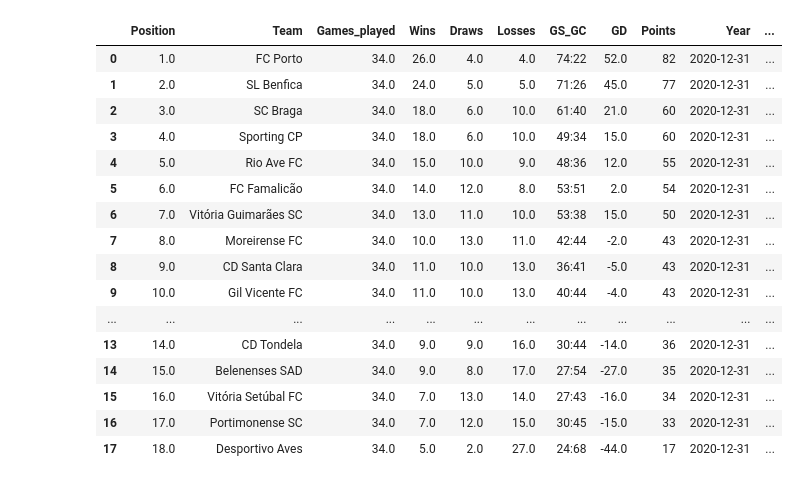
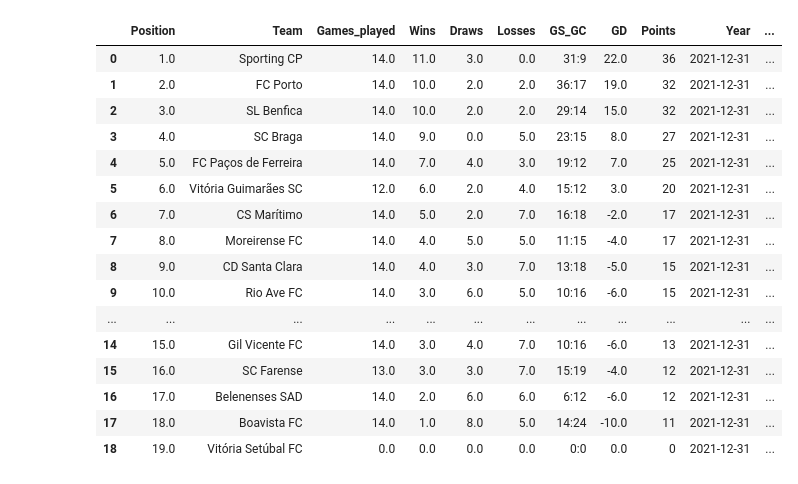
Before and after one commit to timi000/Soccer-Story, a Jupyter notebook: League Table Scraping.ipynb, the cells around one changed output. Cells and saved outputs as stored; diff of their text form; code cells hidden in the pictures.

```diff
--- a/League Table Scraping.ipynb
+++ b/League Table Scraping.ipynb
@@ -4,29 +4,0 @@ import requests
-# %%
-LaLiga_list=[]
-
-x=1928
-
-for r in range(8):
-    Lalurl=f"https://www.transfermarkt.com/laliga/tabelle/wettbewerb/ES1?saison_id={x}"
-    page=requests.get(Lalurl,headers={'User-Agent': 'Custom'})
-    t=pd.read_html(page.content)
-    t[3]["Year"]=f"{x+1}-12-30"
-    LaLiga_list.append(t[3])
-
-    x=x+1
-
-
-#Post Civil War
-
-
-
-x=1939
-
-for r in range(82):
-    Lalurl=f"https://www.transfermarkt.com/laliga/tabelle/wettbewerb/ES1?saison_id={x}"
-    page=requests.get(Lalurl,headers={'User-Agent': 'Custom'})
-    t=pd.read_html(page.content)
-    t[3]["Year"]=f"{x+1}-12-31"
-    LaLiga_list.append(t[3])
-
-    x=x+1
@@ -321,50 +376,50 @@ Pordf=Pordf.replace(
 "Campomaiorense":"SC Campomaiorense",
 "Vitória Guimarães":"Vitória Guimarães SC",
 "União da Madeira":"CF União Madeira",
 "Paços de Ferreira":"FC Paços de Ferreira",
 "Vitória Setúbal":"Vitória Setúbal FC",
 "Gil Vicente":"Gil Vicente FC",
 "União Leiria":"União de Leiria",
 "Os Belenenses":"Belenenses SAD",
 "Estrela Amadora":"CF Estrela Amadora SAD",
 "CD Aves":"Desportivo Aves",
 "Académica de Coimbra":"Académica Coimbra",
 "GD Estoril":"GD Estoril Praia",
 "Naval 1° de Maio":"Naval 1º de Maio"})
 
 Pordf.tail()
 porteam_df=pd.DataFrame(Pordf['Team'].value_counts())
 porteam_df=porteam_df.reset_index()
 porteam_df=porteam_df.reset_index()
 porteam_df['Team_id']=(porteam_df['level_0']+1)+700
 porteam_df.columns=['old_in','Teams','Count','Team_id']
 porteam_df=porteam_df[['Team_id','Teams']]
 porteam_df['League_id']=700
 
 
 
 
 
 
-Pordf.loc[Pordf["Year"]=="2020-12-31"]
+Pordf.loc[Pordf["Year"]=="2021-12-31"]
 # %% [output]
 |  | Position | Team | Games_played | Wins | Draws | Losses | GS_GC | GD | Points | Year | ... |
-| 0 | 1.0 | FC Porto | 34.0 | 26.0 | 4.0 | 4.0 | 74:22 | 52.0 | 82 | 2020-12-31 | ... |
-| 1 | 2.0 | SL Benfica | 34.0 | 24.0 | 5.0 | 5.0 | 71:26 | 45.0 | 77 | 2020-12-31 | ... |
-| 2 | 3.0 | SC Braga | 34.0 | 18.0 | 6.0 | 10.0 | 61:40 | 21.0 | 60 | 2020-12-31 | ... |
-| 3 | 4.0 | Sporting CP | 34.0 | 18.0 | 6.0 | 10.0 | 49:34 | 15.0 | 60 | 2020-12-31 | ... |
-| 4 | 5.0 | Rio Ave FC | 34.0 | 15.0 | 10.0 | 9.0 | 48:36 | 12.0 | 55 | 2020-12-31 | ... |
-| 5 | 6.0 | FC Famalicão | 34.0 | 14.0 | 12.0 | 8.0 | 53:51 | 2.0 | 54 | 2020-12-31 | ... |
-| 6 | 7.0 | Vitória Guimarães SC | 34.0 | 13.0 | 11.0 | 10.0 | 53:38 | 15.0 | 50 | 2020-12-31 | ... |
-| 7 | 8.0 | Moreirense FC | 34.0 | 10.0 | 13.0 | 11.0 | 42:44 | -2.0 | 43 | 2020-12-31 | ... |
-| 8 | 9.0 | CD Santa Clara | 34.0 | 11.0 | 10.0 | 13.0 | 36:41 | -5.0 | 43 | 2020-12-31 | ... |
-| 9 | 10.0 | Gil Vicente FC | 34.0 | 11.0 | 10.0 | 13.0 | 40:44 | -4.0 | 43 | 2020-12-31 | ... |
+| 0 | 1.0 | Sporting CP | 14.0 | 11.0 | 3.0 | 0.0 | 31:9 | 22.0 | 36 | 2021-12-31 | ... |
+| 1 | 2.0 | FC Porto | 14.0 | 10.0 | 2.0 | 2.0 | 36:17 | 19.0 | 32 | 2021-12-31 | ... |
+| 2 | 3.0 | SL Benfica | 14.0 | 10.0 | 2.0 | 2.0 | 29:14 | 15.0 | 32 | 2021-12-31 | ... |
+| 3 | 4.0 | SC Braga | 14.0 | 9.0 | 0.0 | 5.0 | 23:15 | 8.0 | 27 | 2021-12-31 | ... |
+| 4 | 5.0 | FC Paços de Ferreira | 14.0 | 7.0 | 4.0 | 3.0 | 19:12 | 7.0 | 25 | 2021-12-31 | ... |
+| 5 | 6.0 | Vitória Guimarães SC | 12.0 | 6.0 | 2.0 | 4.0 | 15:12 | 3.0 | 20 | 2021-12-31 | ... |
+| 6 | 7.0 | CS Marítimo | 14.0 | 5.0 | 2.0 | 7.0 | 16:18 | -2.0 | 17 | 2021-12-31 | ... |
+| 7 | 8.0 | Moreirense FC | 14.0 | 4.0 | 5.0 | 5.0 | 11:15 | -4.0 | 17 | 2021-12-31 | ... |
+| 8 | 9.0 | CD Santa Clara | 14.0 | 4.0 | 3.0 | 7.0 | 13:18 | -5.0 | 15 | 2021-12-31 | ... |
+| 9 | 10.0 | Rio Ave FC | 14.0 | 3.0 | 6.0 | 5.0 | 10:16 | -6.0 | 15 | 2021-12-31 | ... |
 | ... | ... | ... | ... | ... | ... | ... | ... | ... | ... | ... | ... |
-| 13 | 14.0 | CD Tondela | 34.0 | 9.0 | 9.0 | 16.0 | 30:44 | -14.0 | 36 | 2020-12-31 | ... |
-| 14 | 15.0 | Belenenses SAD | 34.0 | 9.0 | 8.0 | 17.0 | 27:54 | -27.0 | 35 | 2020-12-31 | ... |
-| 15 | 16.0 | Vitória Setúbal FC | 34.0 | 7.0 | 13.0 | 14.0 | 27:43 | -16.0 | 34 | 2020-12-31 | ... |
-| 16 | 17.0 | Portimonense SC | 34.0 | 7.0 | 12.0 | 15.0 | 30:45 | -15.0 | 33 | 2020-12-31 | ... |
-| 17 | 18.0 | Desportivo Aves | 34.0 | 5.0 | 2.0 | 27.0 | 24:68 | -44.0 | 17 | 2020-12-31 | ... |
+| 14 | 15.0 | Gil Vicente FC | 14.0 | 3.0 | 4.0 | 7.0 | 10:16 | -6.0 | 13 | 2021-12-31 | ... |
+| 15 | 16.0 | SC Farense | 13.0 | 3.0 | 3.0 | 7.0 | 15:19 | -4.0 | 12 | 2021-12-31 | ... |
+| 16 | 17.0 | Belenenses SAD | 14.0 | 2.0 | 6.0 | 6.0 | 6:12 | -6.0 | 12 | 2021-12-31 | ... |
+| 17 | 18.0 | Boavista FC | 14.0 | 1.0 | 8.0 | 5.0 | 14:24 | -10.0 | 11 | 2021-12-31 | ... |
+| 18 | 19.0 | Vitória Setúbal FC | 0.0 | 0.0 | 0.0 | 0.0 | 0:0 | 0.0 | 0 | 2021-12-31 | ... |
 # %%
 Ligue1_list=[]
 
```
Also changed, not shown: parts of 22 cells of this notebook, 10 other files.
